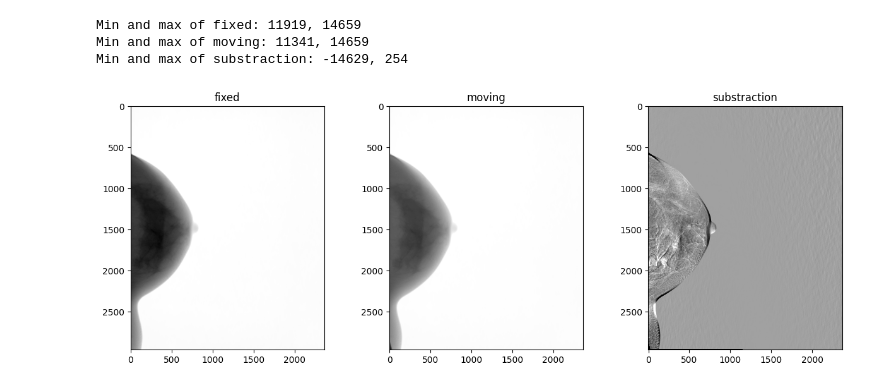
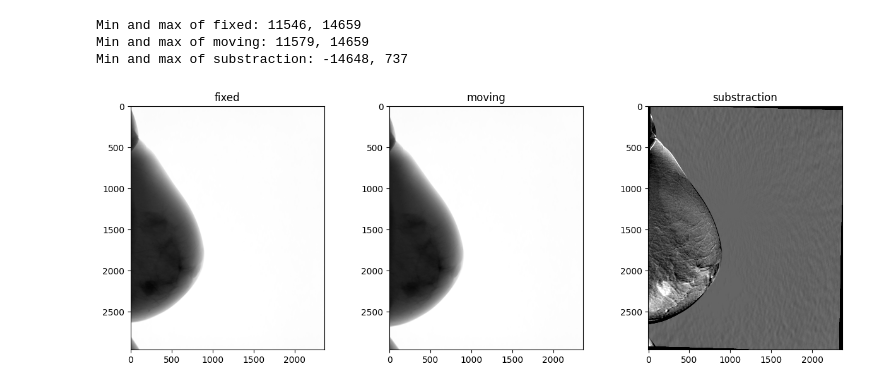
Before and after one commit to Likalto4/Added_value_feature_uncertainty, a Jupyter notebook: radiomics/budget.ipynb, the cells around one changed output. Saved outputs shown, nothing was run; the diff lists cells and outputs as text; code cells hidden in the pictures.

```diff
--- a/radiomics/budget.ipynb
+++ b/radiomics/budget.ipynb
@@ -86,25 +62,32 @@ im_transformed = transformation(movingImage, repo_path / f'data/registration/tra
 # %%
+pat_num = '3'
+pat = patient(pat_num=pat_num)
+#define fixed and moving
+fixedImage = pat.get_im(sequence='CMC', format = 'sitk')
+movingImage = pat.get_im(sequence='SMC', format='sitk')
+
+im_transformed = transformation(movingImage, repo_path / f'data/registration/transform_{pat_num}.txt', format='sitk')
+
 fixed_array = sitk.GetArrayFromImage(fixedImage)
 im_transformed_array = sitk.GetArrayFromImage(im_transformed)
 
 im_substraction = -(fixed_array.astype(np.int32) - im_transformed_array.astype(np.int32)).astype(np.int16)
-
 
 # show orignal images and registration
 fig, ax = plt.subplots(1,3, figsize=(15,5))
 ax[0].imshow(sitk.GetArrayFromImage(fixedImage), cmap='gray')
 ax[0].set_title('fixed')
 ax[1].imshow(sitk.GetArrayFromImage(movingImage), cmap='gray')
 ax[1].set_title('moving')
-ax[2].imshow(im_substraction, cmap='gray', vmin=-112, vmax=65)
+ax[2].imshow(im_substraction, cmap='gray', vmin=-87, vmax=133)
 ax[2].set_title('substraction')
 
 
 print(f'Min and max of fixed: {sitk.GetArrayFromImage(fixedImage).min()}, {sitk.GetArrayFromImage(fixedImage).max()}')
 print(f'Min and max of moving: {sitk.GetArrayFromImage(movingImage).min()}, {sitk.GetArrayFromImage(movingImage).max()}')
 print(f'Min and max of substraction: {im_substraction.min()}, {im_substraction.max()}')
 # %% [output]
-Min and max of fixed: 11919, 14659
-Min and max of moving: 11341, 14659
-Min and max of substraction: -14629, 254
+Min and max of fixed: 11546, 14659
+Min and max of moving: 11579, 14659
+Min and max of substraction: -14648, 737
-[figure, old version]
+[figure, new version]
```
Also changed, not shown: parts of 6 cells of this notebook, 3 other files.
